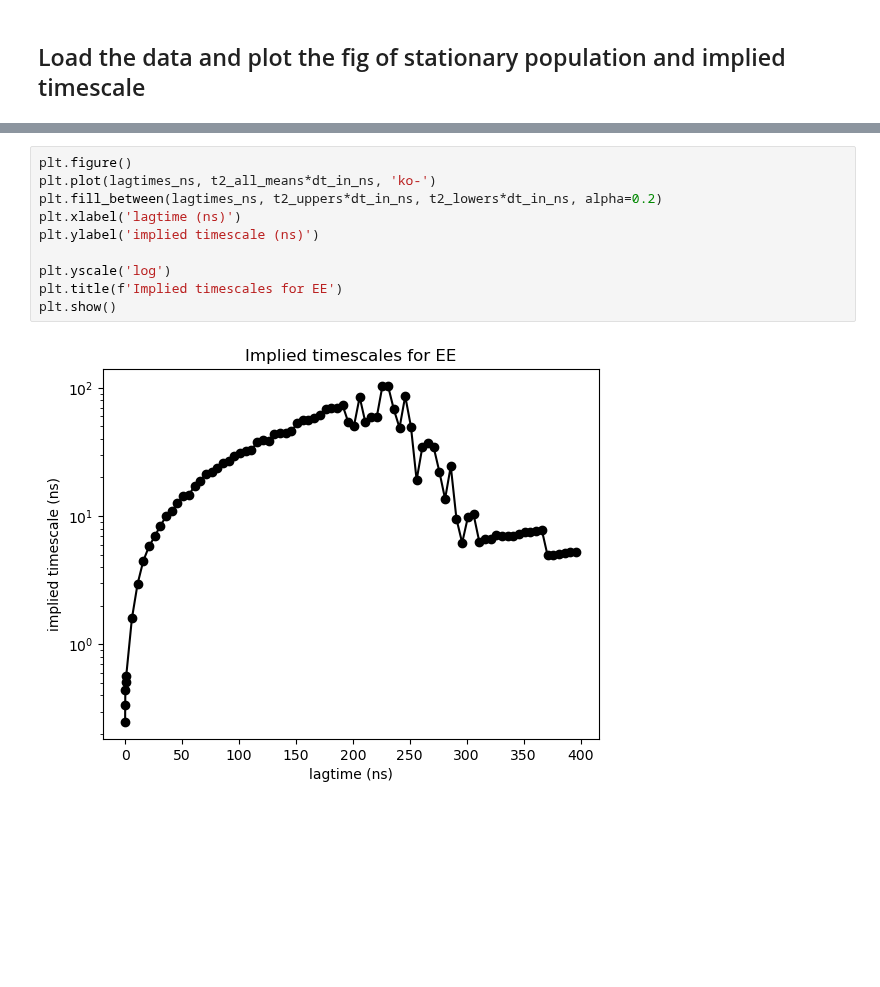
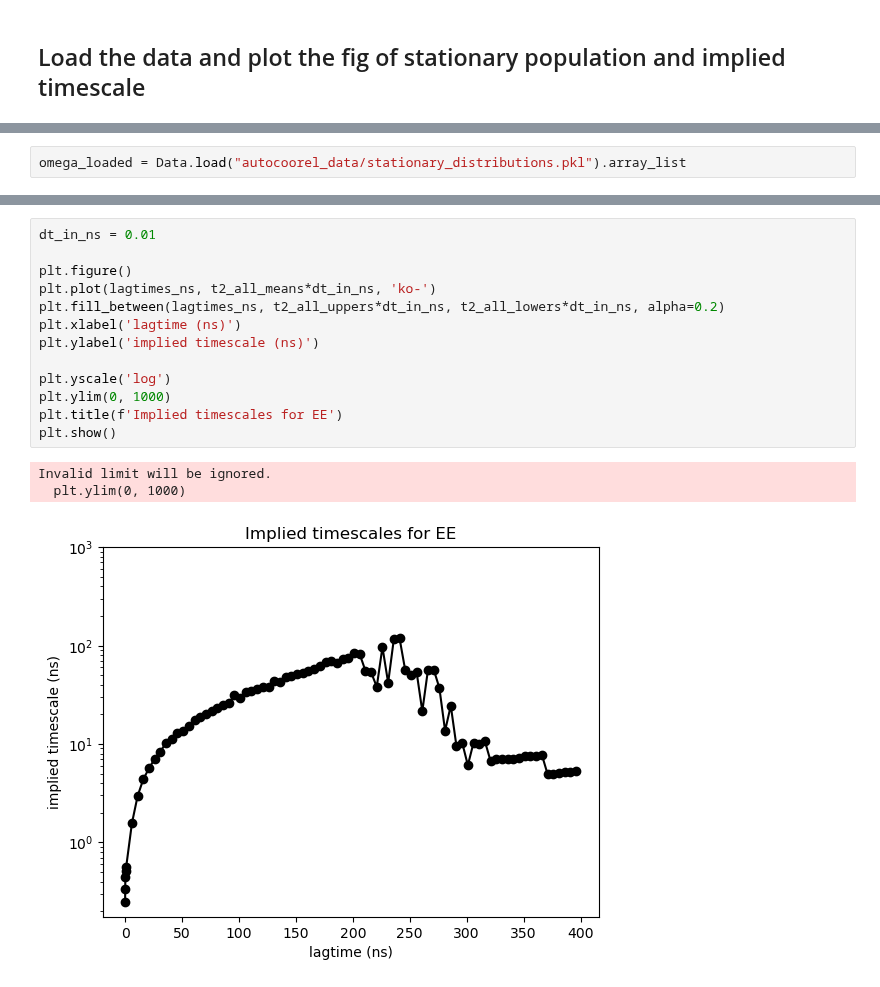
Before and after one commit to starwingc/peptoid_ESM, a Jupyter notebook: EE/analysis/transition_matrix.ipynb, the cells around one changed output, grey strips where cells are left out. Drawn from its saved outputs; the diff is of its cells as text; blank space fills up the shorter version.

```diff
--- a/EE/analysis/transition_matrix.ipynb
+++ b/EE/analysis/transition_matrix.ipynb
@@ -502,3 +531,5 @@ data_instance.save("autocoorel_data/stationary_distributions.pkl")
+# %%
+omega_loaded = Data.load("autocoorel_data/stationary_distributions.pkl").array_list
 # %%
 omega_loaded = Data.load("autocoorel_data/stationary_distributions.pkl").array_list
 pi_all_means = omega_loaded[0]
@@ -591,12 +628,17 @@ plt.show()
 # %%
+dt_in_ns = 0.01
+
 plt.figure()
 plt.plot(lagtimes_ns, t2_all_means*dt_in_ns, 'ko-')
-plt.fill_between(lagtimes_ns, t2_uppers*dt_in_ns, t2_lowers*dt_in_ns, alpha=0.2)
+plt.fill_between(lagtimes_ns, t2_all_uppers*dt_in_ns, t2_all_lowers*dt_in_ns, alpha=0.2)
 plt.xlabel('lagtime (ns)')
 plt.ylabel('implied timescale (ns)')
 
 plt.yscale('log')
+plt.ylim(0, 1000)
 plt.title(f'Implied timescales for EE')
 plt.show()
 # %% [output]
+Invalid limit will be ignored.
+  plt.ylim(0, 1000)
-[figure, old version]
+[figure, new version]
```
Also changed, not shown: parts of 4 cells of this notebook, 2 other files.
